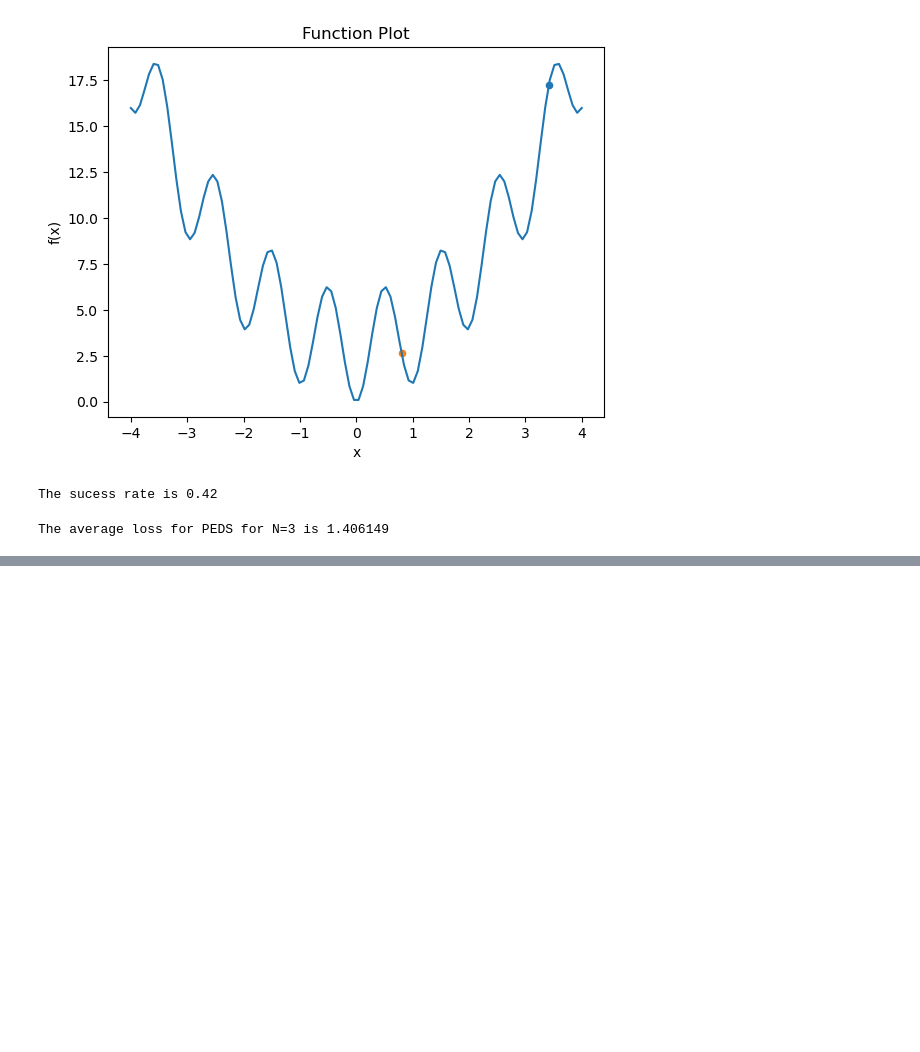
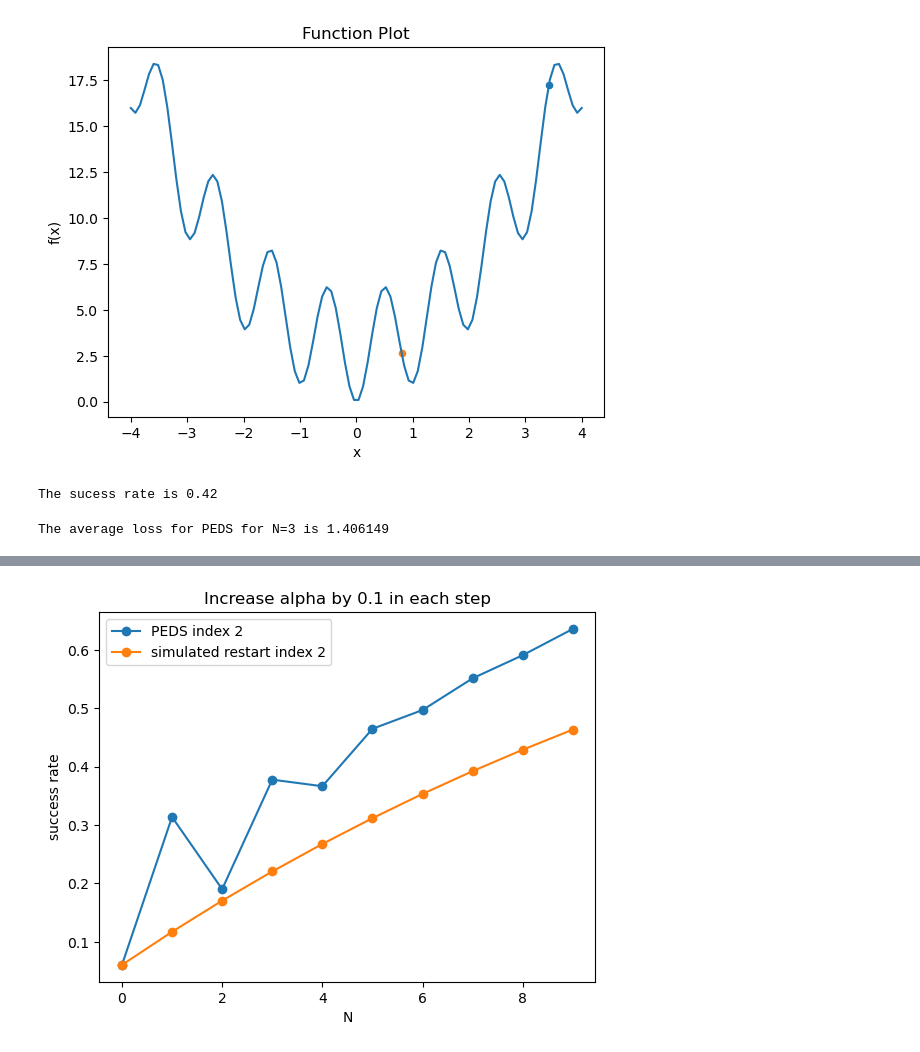
Before and after one commit to charliezchen/SA-PEDS, a Jupyter notebook: optimize_peds.ipynb, the cells around one changed output, grey strips where cells are left out. Drawn from its saved outputs; the diff is of its cells as text; code cells hidden in the pictures; blank space fills up the shorter version.

Commit message:
Add parse_args and some visualizations

```diff
--- a/optimize_peds.ipynb
+++ b/optimize_peds.ipynb
@@ -251,0 +269,21 @@ The average loss for PEDS for N=3 is 1.406149
+# %%
+import glob
+import pickle
+import json
+
+meta_data_list = []
+data_list = []
+
+for file_path in glob.glob('*.pkl'):
+    print(file_path)
+    with open(file_path, 'rb') as f:
+        data = pickle.load(f)
+        meta_data = data[0]
+        data = data[1:]
+        meta_data_list.append(meta_data)
+        data_list.append(data)
+
+# Pretty print meta_data_list
+[print(meta_data) for meta_data in meta_data_list]
+[len(data) for data in data_list]
+# data_list[1]
@@ -251,0 +300,17 @@ The average loss for PEDS for N=3 is 1.406149
+# %%
+index_list = [2]
+for index in index_list:
+    succ = [data['success_rate'] for data in data_list[index]]
+    simulated_restart = [1 - (1 - succ[0]) ** (N + 1) for N in range(len(succ))]
+    plt.plot(succ, 'o-', label=f'PEDS index {index}')
+    plt.plot(simulated_restart, 'o-', label=f'simulated restart index {index}')
+
+# plt.ylim(0, 1)
+plt.xlabel("N")
+plt.legend()
+plt.ylabel("success rate")
+plt.title("Increase alpha by 0.1 in each step")
+
+plt.show()
+# %% [output]
+[figure, added]
```
Also changed, not shown: parts of 7 cells of this notebook, 4 other files.
